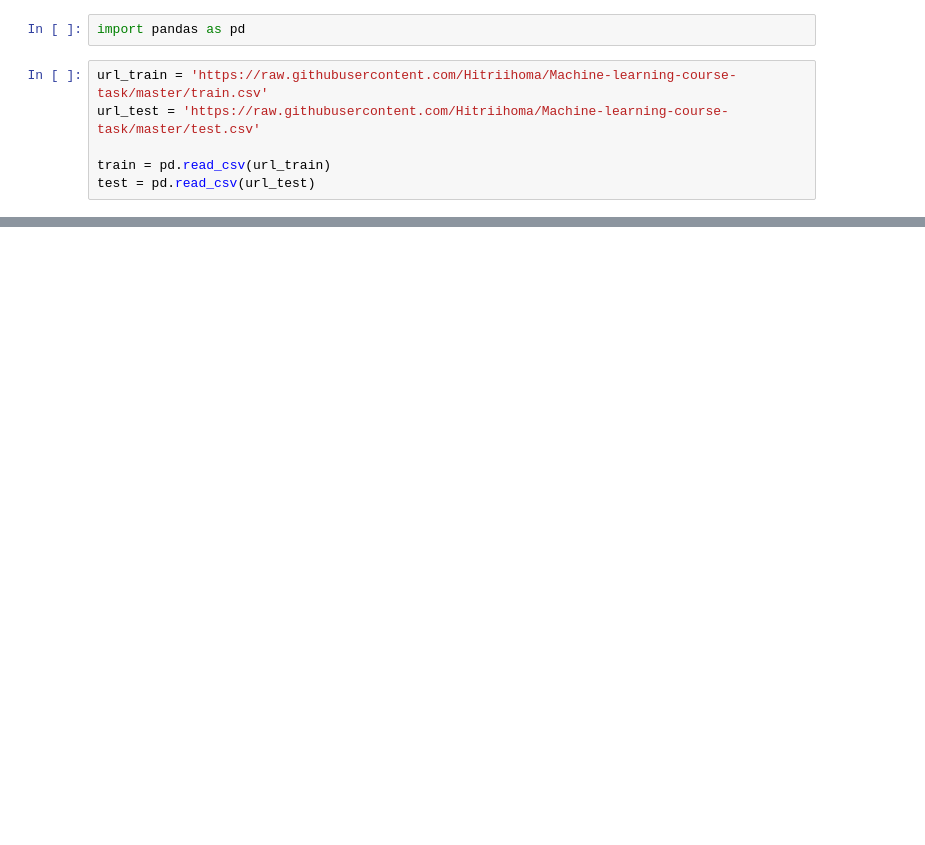
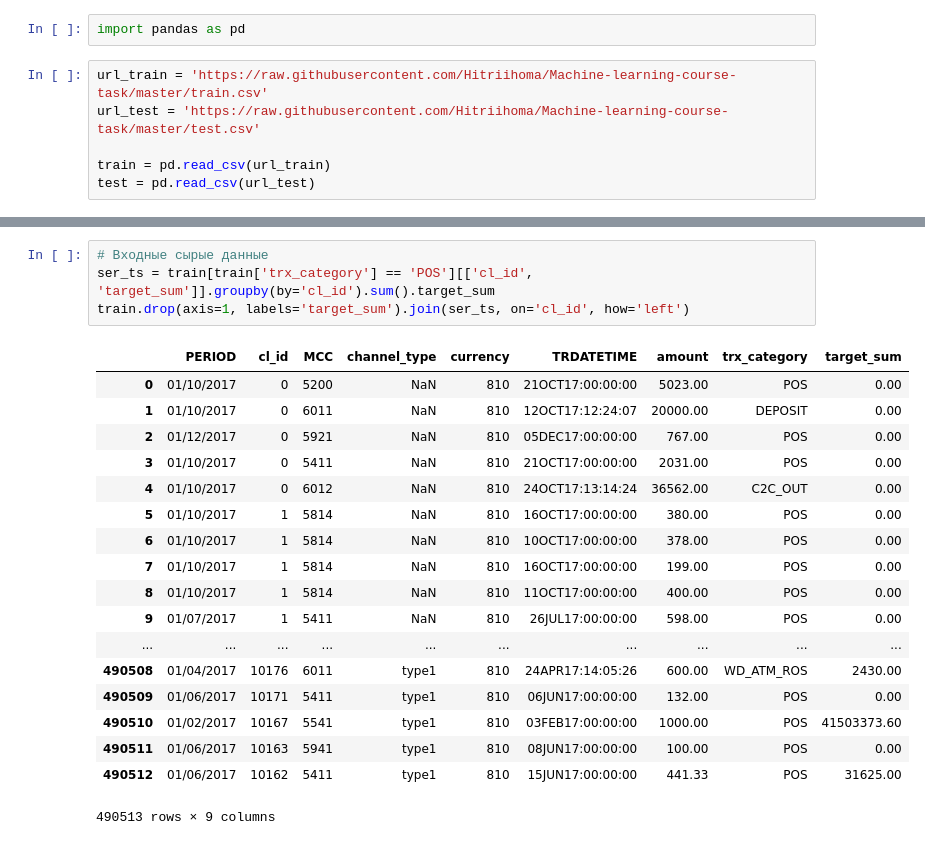
Before and after one commit to Hitriihoma/Machine-learning-course-task, a Jupyter notebook: Zubarev ML.ipynb, the cells around one changed output, grey strips where cells are left out. Drawn from its saved outputs; the diff is of its cells as text; blank space fills up the shorter version.

Commit message:
Task group by target_sum

```diff
--- a/Zubarev ML.ipynb
+++ b/Zubarev ML.ipynb
@@ -11,0 +26,23 @@ train
+# %%
+# Входные сырые данные
+ser_ts = train[train['trx_category'] == 'POS'][['cl_id', 'target_sum']].groupby(by='cl_id').sum().target_sum
+train.drop(axis=1, labels='target_sum').join(ser_ts, on='cl_id', how='left')
+# %% [output]
+|  | PERIOD | cl_id | MCC | channel_type | currency | TRDATETIME | amount | trx_category | target_sum |
+| 0 | 01/10/2017 | 0 | 5200 | NaN | 810 | 21OCT17:00:00:00 | 5023.00 | POS | 0.00 |
+| 1 | 01/10/2017 | 0 | 6011 | NaN | 810 | 12OCT17:12:24:07 | 20000.00 | DEPOSIT | 0.00 |
+| 2 | 01/12/2017 | 0 | 5921 | NaN | 810 | 05DEC17:00:00:00 | 767.00 | POS | 0.00 |
+| 3 | 01/10/2017 | 0 | 5411 | NaN | 810 | 21OCT17:00:00:00 | 2031.00 | POS | 0.00 |
+| 4 | 01/10/2017 | 0 | 6012 | NaN | 810 | 24OCT17:13:14:24 | 36562.00 | C2C_OUT | 0.00 |
+| 5 | 01/10/2017 | 1 | 5814 | NaN | 810 | 16OCT17:00:00:00 | 380.00 | POS | 0.00 |
+| 6 | 01/10/2017 | 1 | 5814 | NaN | 810 | 10OCT17:00:00:00 | 378.00 | POS | 0.00 |
+| 7 | 01/10/2017 | 1 | 5814 | NaN | 810 | 16OCT17:00:00:00 | 199.00 | POS | 0.00 |
+| 8 | 01/10/2017 | 1 | 5814 | NaN | 810 | 11OCT17:00:00:00 | 400.00 | POS | 0.00 |
+| 9 | 01/07/2017 | 1 | 5411 | NaN | 810 | 26JUL17:00:00:00 | 598.00 | POS | 0.00 |
+| ... | ... | ... | ... | ... | ... | ... | ... | ... | ... |
+| 490508 | 01/04/2017 | 10176 | 6011 | type1 | 810 | 24APR17:14:05:26 | 600.00 | WD_ATM_ROS | 2430.00 |
+| 490509 | 01/06/2017 | 10171 | 5411 | type1 | 810 | 06JUN17:00:00:00 | 132.00 | POS | 0.00 |
+| 490510 | 01/02/2017 | 10167 | 5541 | type1 | 810 | 03FEB17:00:00:00 | 1000.00 | POS | 41503373.60 |
+| 490511 | 01/06/2017 | 10163 | 5941 | type1 | 810 | 08JUN17:00:00:00 | 100.00 | POS | 0.00 |
+| 490512 | 01/06/2017 | 10162 | 5411 | type1 | 810 | 15JUN17:00:00:00 | 441.33 | POS | 31625.00 |
+490513 rows × 9 columns
```
Also changed, not shown: parts of 5 cells of this notebook.
